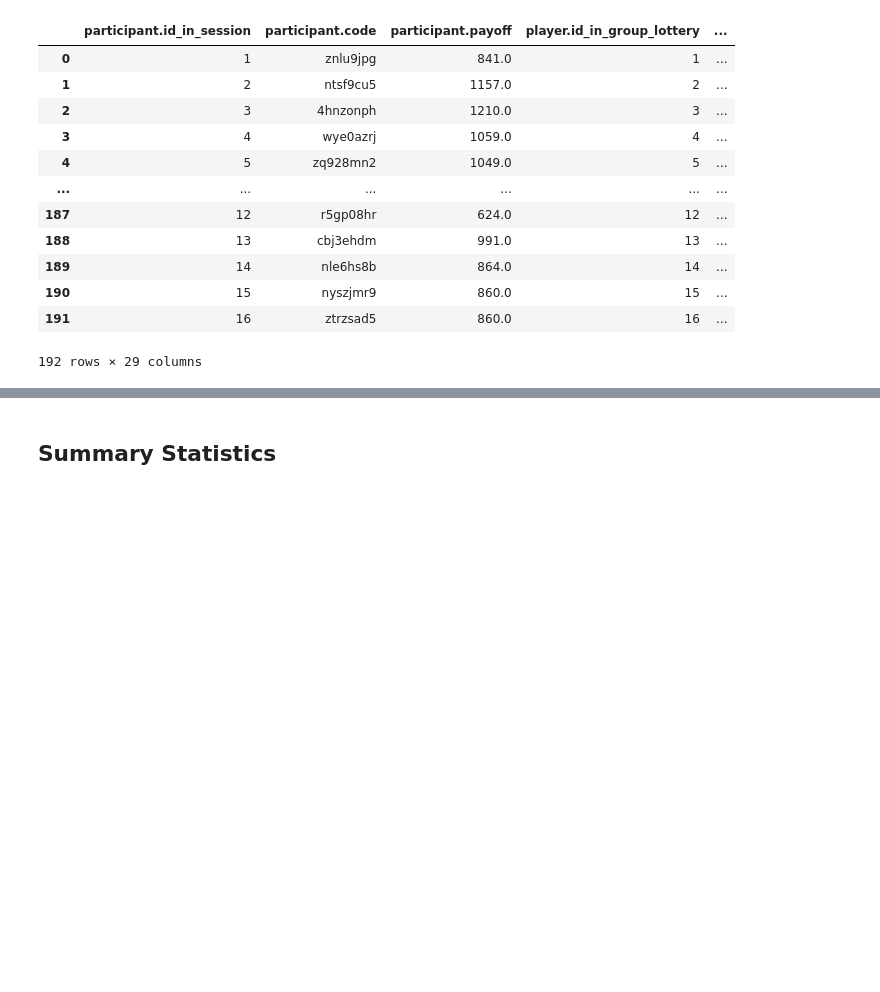
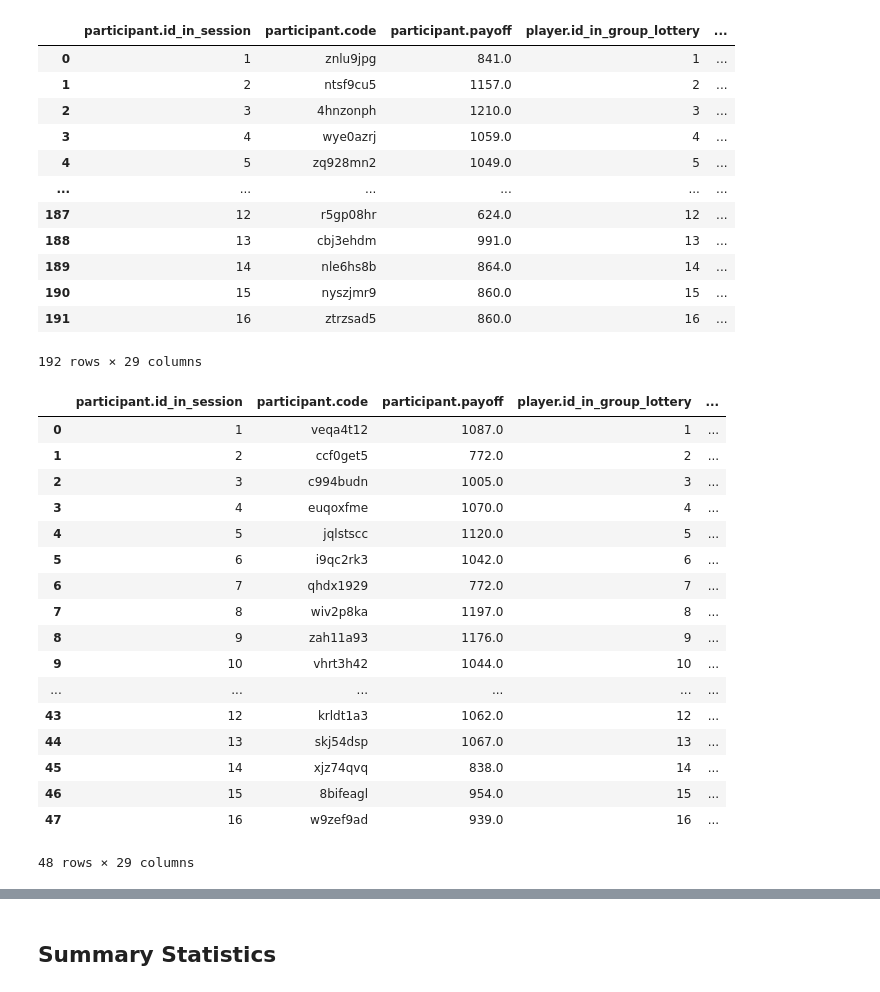
Before and after one commit to AaronSVMB/DA_4_MGPGG, a Jupyter notebook: src/Risk Preference/zrisk_preference_da.ipynb, the cells around one changed output, grey strips where cells are left out. Saved outputs shown, nothing was run; the diff lists cells and outputs as text; code cells hidden in the pictures; blank space fills up the shorter version.

```diff
--- a/src/Risk Preference/zrisk_preference_da.ipynb
+++ b/src/Risk Preference/zrisk_preference_da.ipynb
@@ -26,3 +27,26 @@ risk_preference_one_click_data
 | 190 | 15 | nyszjmr9 | 860.0 | 15 | ... |
 | 191 | 16 | ztrzsad5 | 860.0 | 16 | ... |
 192 rows × 29 columns
+# %%
+risk_preference_one_click_data_final_sessions = gen_rp_one_click('/Users/aaronberman/Desktop/DA_4_MGPGG/FinalSessions/RiskElicitation_2023-09-28.csv',
+                                                                 risk_estimation_lower_dict, risk_estimation_upper_dict, risk_classifcations_dict)
+risk_preference_one_click_data_final_sessions
+# %% [output]
+|  | participant.id_in_session | participant.code | participant.payoff | player.id_in_group_lottery | ... |
+| 0 | 1 | veqa4t12 | 1087.0 | 1 | ... |
+| 1 | 2 | ccf0get5 | 772.0 | 2 | ... |
+| 2 | 3 | c994budn | 1005.0 | 3 | ... |
+| 3 | 4 | euqoxfme | 1070.0 | 4 | ... |
+| 4 | 5 | jqlstscc | 1120.0 | 5 | ... |
+| 5 | 6 | i9qc2rk3 | 1042.0 | 6 | ... |
+| 6 | 7 | qhdx1929 | 772.0 | 7 | ... |
+| 7 | 8 | wiv2p8ka | 1197.0 | 8 | ... |
+| 8 | 9 | zah11a93 | 1176.0 | 9 | ... |
+| 9 | 10 | vhrt3h42 | 1044.0 | 10 | ... |
+| ... | ... | ... | ... | ... | ... |
+| 43 | 12 | krldt1a3 | 1062.0 | 12 | ... |
+| 44 | 13 | skj54dsp | 1067.0 | 13 | ... |
+| 45 | 14 | xjz74qvq | 838.0 | 14 | ... |
+| 46 | 15 | 8bifeagl | 954.0 | 15 | ... |
+| 47 | 16 | w9zef9ad | 939.0 | 16 | ... |
+48 rows × 29 columns
```
Also changed, not shown: parts of 6 cells of this notebook, 4 other files.
